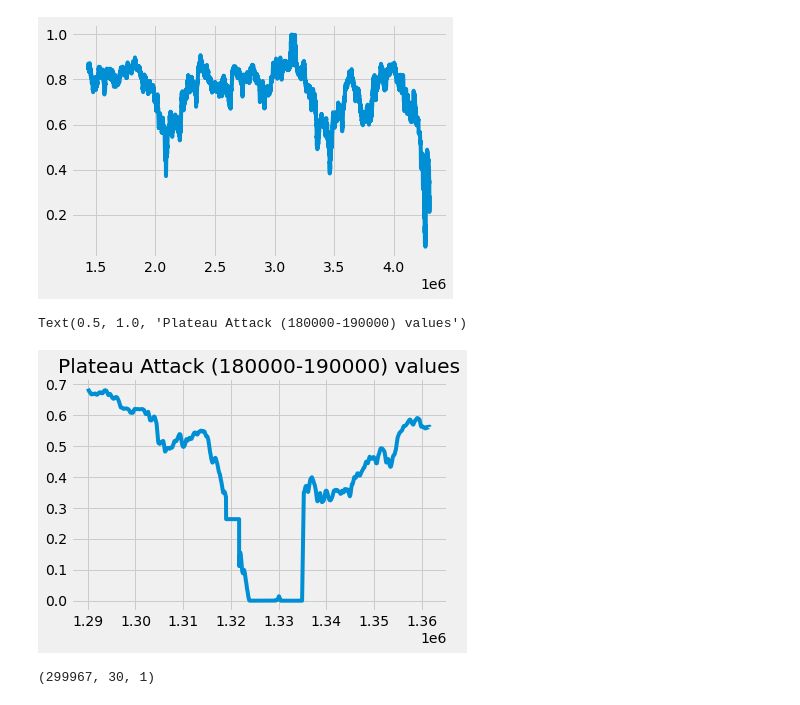
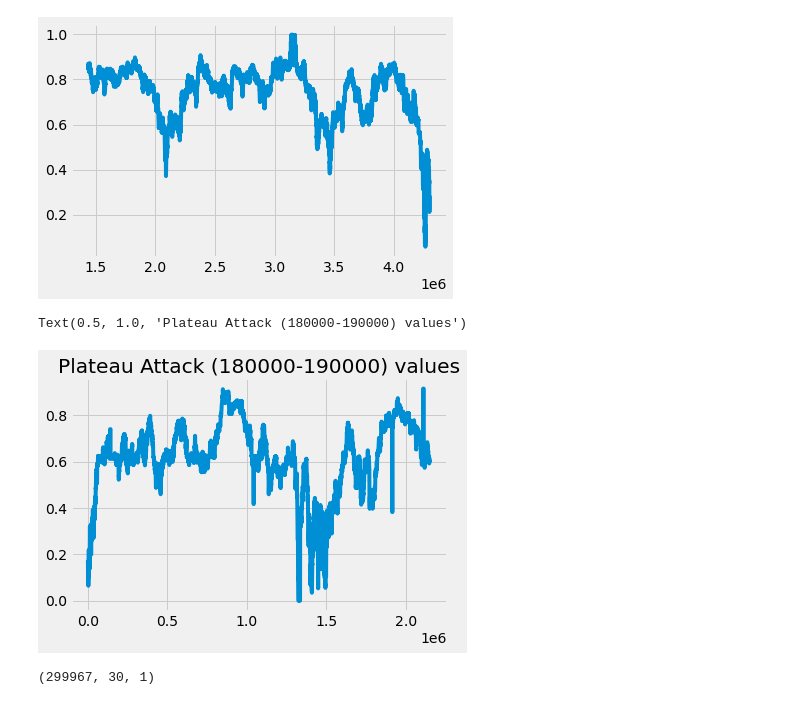
Before and after one commit to abdul2k10023/ML_CAN_IDS, a Jupyter notebook: new.ipynb, the cells around one changed output. Saved outputs shown, nothing was run; the diff lists cells and outputs as text; code cells hidden in the pictures.

```diff
--- a/new.ipynb
+++ b/new.ipynb
@@ -82,18 +65,19 @@ plt.plot(df_normal_grp_ID1['Signal1'])
 # %%
 df_test_plat_ID1 = pd.read_csv('test_plateau.csv', delimiter=',')
 df_test_plat_ID1 = df_test_plat_ID1[df_test_plat_ID1['ID']=='id1'].dropna(axis=1, how='all')
 df_test_plat_ID1 = df_test_plat_ID1.drop(df_test_plat_ID1[['Label','ID']],axis =1)
 # df_test_plat_ID1 = df_test_plat_ID1.iloc[0:(int(len(df_test_plat_ID1)/5)),:]
 # df_test_plat_ID1 = df_test_plat_ID1.iloc[180000:200000,:]
 df_test_plat_ID1[['Time']] = scaler.fit_transform(df_test_plat_ID1[['Time']])
 
 # df_test_plat_ID1.iloc[180000:250000,0:2]
 
-plt.plot(df_test_plat_ID1.iloc[180000:190000,1:2])
+# plt.plot(df_test_plat_ID1.iloc[180000:190000,1:2])
+plt.plot(df_test_plat_ID1.iloc[:,1:2])
 plt.title('Plateau Attack (180000-190000) values')
 # %% [output]
 Text(0.5, 1.0, 'Plateau Attack (180000-190000) values')
-[figure, old version]
+[figure, new version]
 # %%
 TIME_STEP = 30
 X_train, Y_train = creatDataset(df_normal_grp_ID1[['Signal1']], df_normal_grp_ID1[['Signal1']], TIME_STEP)
```
Also changed, not shown: parts of 7 cells of this notebook, 1 other file.
